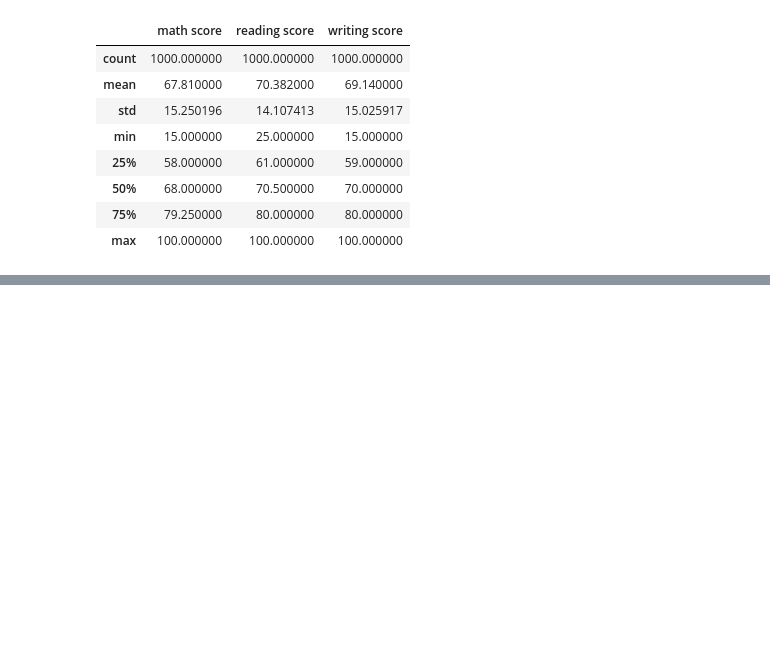
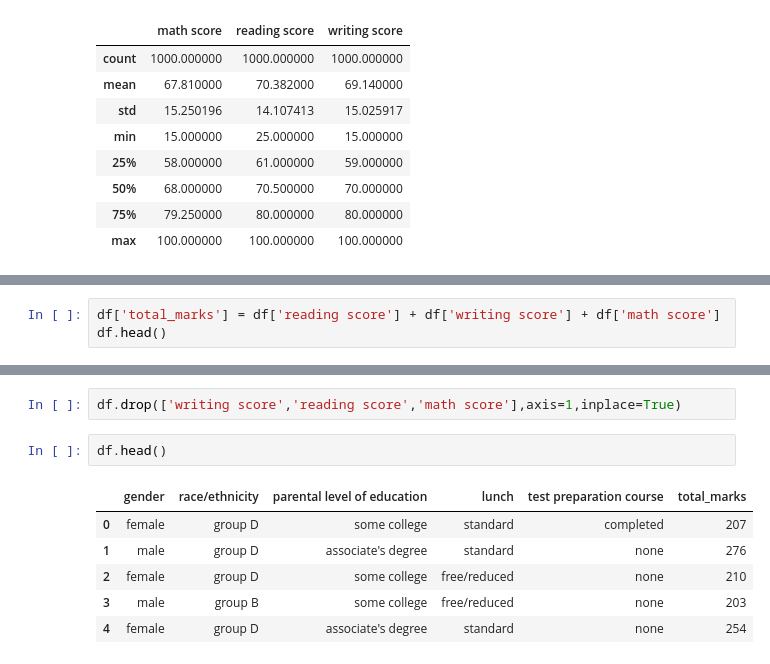
Before and after one commit to SHRIYA-Dscience/Machine-Learning-Projects, a Jupyter notebook: notebook/STUDENT_EDA.ipynb, the cells around one changed output, grey strips where cells are left out. Cells and saved outputs as stored; diff of their text form; blank space fills up the shorter version.

```diff
--- a/notebook/STUDENT_EDA.ipynb
+++ b/notebook/STUDENT_EDA.ipynb
@@ -149,0 +147,3 @@ df.describe(include="all")
+# %%
+df['total_marks'] = df['reading score'] + df['writing score'] + df['math score']
+df.head()
@@ -149,0 +164,11 @@ df.describe(include="all")
+# %%
+df.drop(['writing score','reading score','math score'],axis=1,inplace=True)
+# %%
+df.head()
+# %% [output]
+|  | gender | race/ethnicity | parental level of education | lunch | test preparation course | total_marks |
+| 0 | female | group D | some college | standard | completed | 207 |
+| 1 | male | group D | associate's degree | standard | none | 276 |
+| 2 | female | group D | some college | free/reduced | none | 210 |
+| 3 | male | group B | some college | free/reduced | none | 203 |
+| 4 | female | group D | associate's degree | standard | none | 254 |
```
Also changed, not shown: parts of 15 cells of this notebook, 4 other files.
